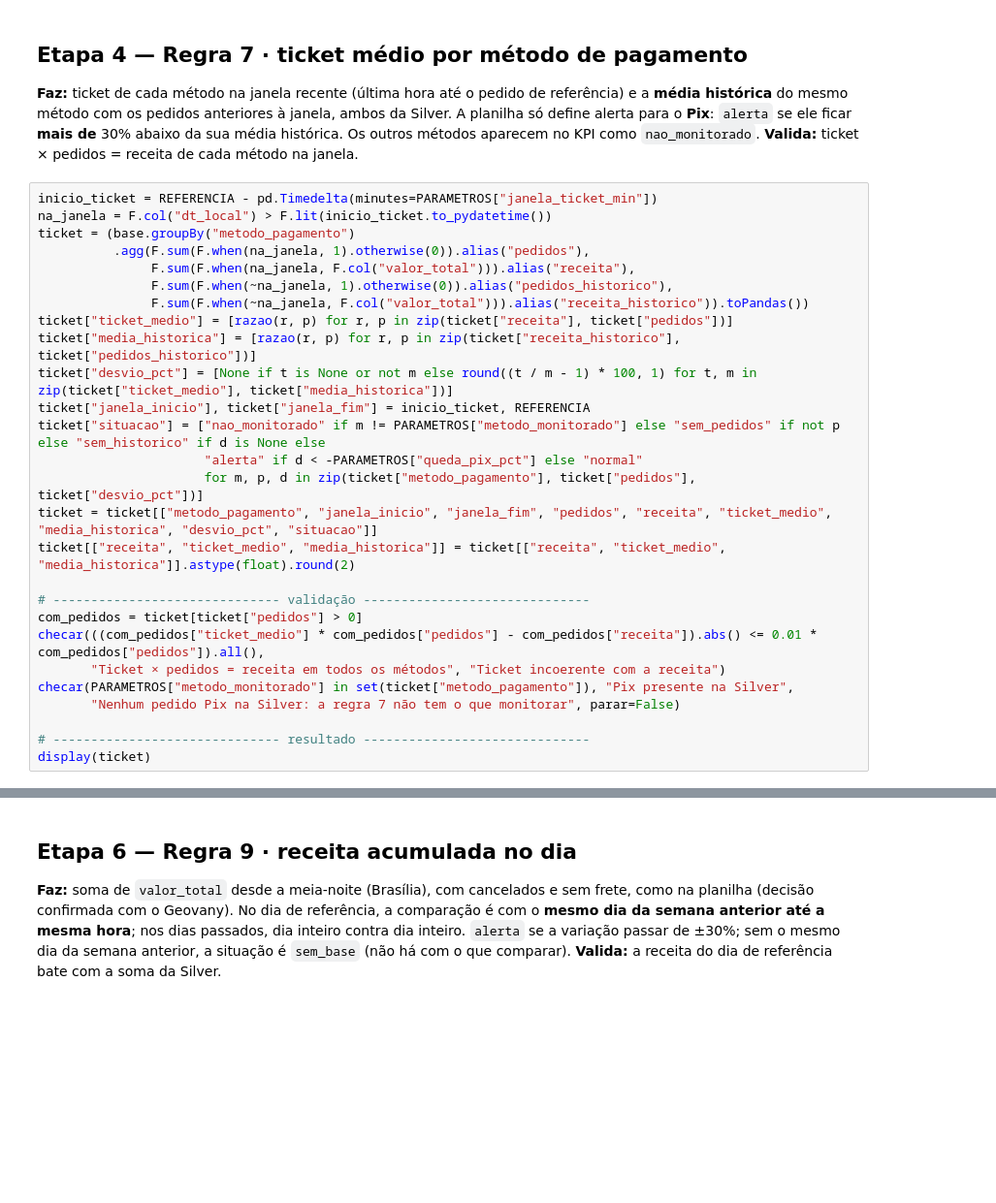
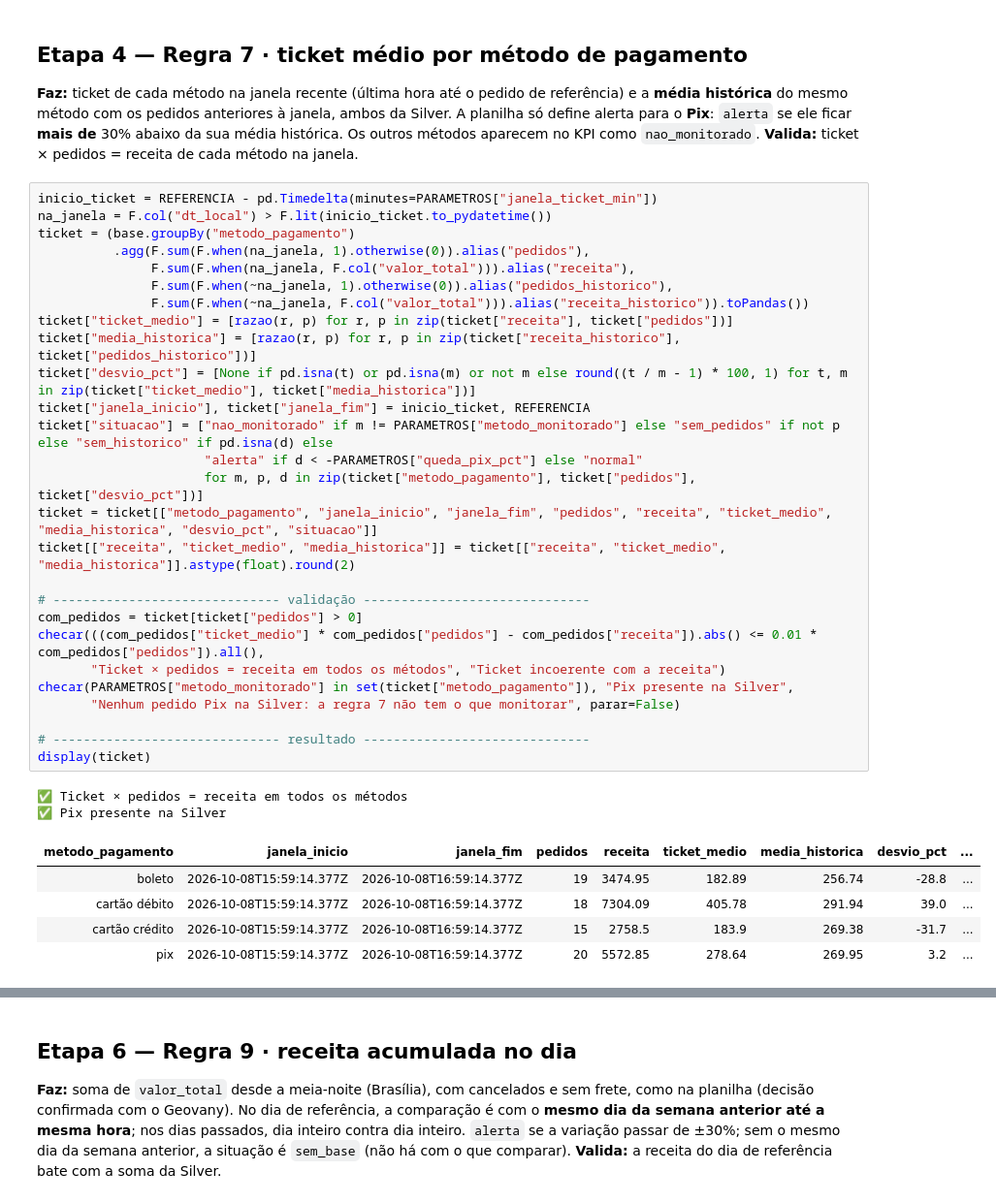
Before and after one commit to GeovanyADCancio/estagio-empregadados-turma-2, a Jupyter notebook: 05_ingestao_gold.ipynb, the cells around one changed output, grey strips where cells are left out. Shown at 97% size. Saved outputs shown, nothing was run; the diff lists cells and outputs as text; blank space fills up the shorter version.

```diff
--- a/05_ingestao_gold.ipynb
+++ b/05_ingestao_gold.ipynb
@@ -173,29 +318,37 @@ Os outros métodos aparecem no KPI como `nao_monitorado`.
 # %%
 inicio_ticket = REFERENCIA - pd.Timedelta(minutes=PARAMETROS["janela_ticket_min"])
 na_janela = F.col("dt_local") > F.lit(inicio_ticket.to_pydatetime())
 ticket = (base.groupBy("metodo_pagamento")
           .agg(F.sum(F.when(na_janela, 1).otherwise(0)).alias("pedidos"),
                F.sum(F.when(na_janela, F.col("valor_total"))).alias("receita"),
                F.sum(F.when(~na_janela, 1).otherwise(0)).alias("pedidos_historico"),
                F.sum(F.when(~na_janela, F.col("valor_total"))).alias("receita_historico")).toPandas())
 ticket["ticket_medio"] = [razao(r, p) for r, p in zip(ticket["receita"], ticket["pedidos"])]
 ticket["media_historica"] = [razao(r, p) for r, p in zip(ticket["receita_historico"], ticket["pedidos_historico"])]
-ticket["desvio_pct"] = [None if t is None or not m else round((t / m - 1) * 100, 1) for t, m in zip(ticket["ticket_medio"], ticket["media_historica"])]
+ticket["desvio_pct"] = [None if pd.isna(t) or pd.isna(m) or not m else round((t / m - 1) * 100, 1) for t, m in zip(ticket["ticket_medio"], ticket["media_historica"])]
 ticket["janela_inicio"], ticket["janela_fim"] = inicio_ticket, REFERENCIA
-ticket["situacao"] = ["nao_monitorado" if m != PARAMETROS["metodo_monitorado"] else "sem_pedidos" if not p else "sem_historico" if d is None else
+ticket["situacao"] = ["nao_monitorado" if m != PARAMETROS["metodo_monitorado"] else "sem_pedidos" if not p else "sem_historico" if pd.isna(d) else
                       "alerta" if d < -PARAMETROS["queda_pix_pct"] else "normal"
                       for m, p, d in zip(ticket["metodo_pagamento"], ticket["pedidos"], ticket["desvio_pct"])]
 ticket = ticket[["metodo_pagamento", "janela_inicio", "janela_fim", "pedidos", "receita", "ticket_medio", "media_historica", "desvio_pct", "situacao"]]
 ticket[["receita", "ticket_medio", "media_historica"]] = ticket[["receita", "ticket_medio", "media_historica"]].astype(float).round(2)
 
 # ------------------------------ validação ------------------------------
 com_pedidos = ticket[ticket["pedidos"] > 0]
 checar(((com_pedidos["ticket_medio"] * com_pedidos["pedidos"] - com_pedidos["receita"]).abs() <= 0.01 * com_pedidos["pedidos"]).all(),
        "Ticket × pedidos = receita em todos os métodos", "Ticket incoerente com a receita")
 checar(PARAMETROS["metodo_monitorado"] in set(ticket["metodo_pagamento"]), "Pix presente na Silver",
        "Nenhum pedido Pix na Silver: a regra 7 não tem o que monitorar", parar=False)
 
 # ------------------------------ resultado ------------------------------
 display(ticket)
+# %% [output]
+✅ Ticket × pedidos = receita em todos os métodos
+✅ Pix presente na Silver
+| metodo_pagamento | janela_inicio | janela_fim | pedidos | receita | ticket_medio | media_historica | desvio_pct | ... |
+| boleto | 2026-10-08T15:59:14.377Z | 2026-10-08T16:59:14.377Z | 19 | 3474.95 | 182.89 | 256.74 | -28.8 | ... |
+| cartão débito | 2026-10-08T15:59:14.377Z | 2026-10-08T16:59:14.377Z | 18 | 7304.09 | 405.78 | 291.94 | 39.0 | ... |
+| cartão crédito | 2026-10-08T15:59:14.377Z | 2026-10-08T16:59:14.377Z | 15 | 2758.5 | 183.9 | 269.38 | -31.7 | ... |
+| pix | 2026-10-08T15:59:14.377Z | 2026-10-08T16:59:14.377Z | 20 | 5572.85 | 278.64 | 269.95 | 3.2 | ... |
 # %% [markdown]
 ## Etapa 5 — Regra 8 · taxa de cancelamento em 30 minutos
```
Also changed, not shown: parts of 19 cells of this notebook, 12 other files.
